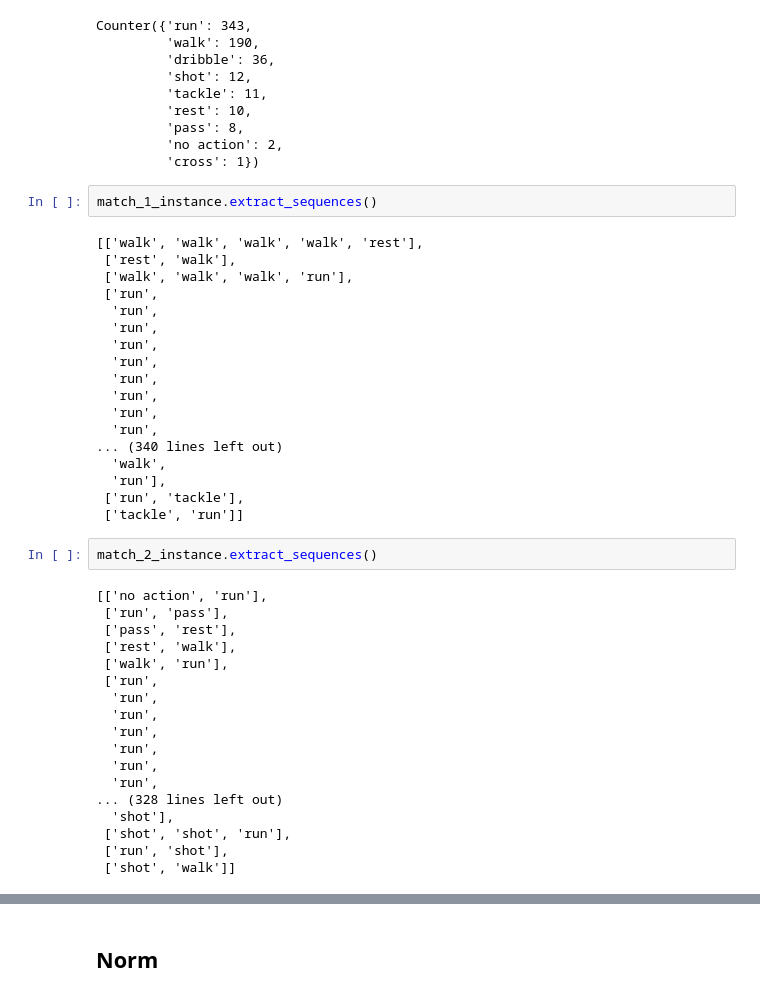
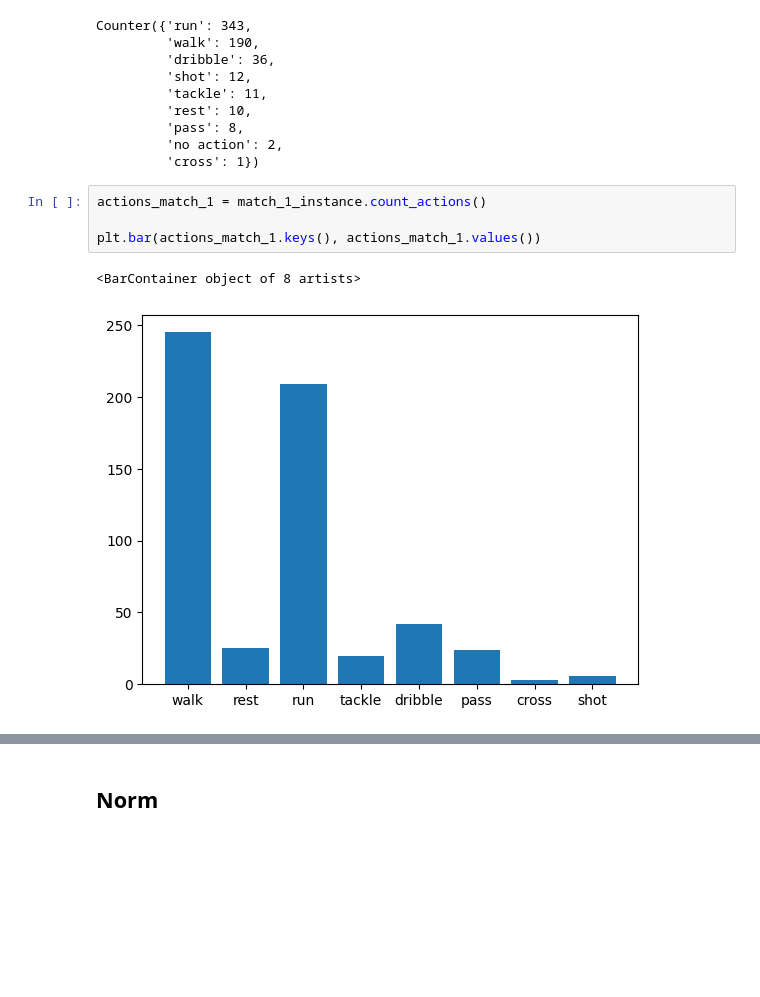
Before and after one commit to amiramsadek12/Footbar, a Jupyter notebook: src/EDA.ipynb, the cells around one changed output, grey strips where cells are left out. Drawn from its saved outputs; the diff is of its cells as text; blank space fills up the shorter version.

```diff
--- a/src/EDA.ipynb
+++ b/src/EDA.ipynb
@@ -41,43 +43,10 @@ Counter({'run': 343,
          'pass': 8,
          'no action': 2,
          'cross': 1})
-# %%
-match_1_instance.extract_sequences()
-# %% [output]
-[['walk', 'walk', 'walk', 'walk', 'rest'],
- ['rest', 'walk'],
- ['walk', 'walk', 'walk', 'run'],
- ['run',
-  'run',
-  'run',
-  'run',
-  'run',
-  'run',
-  'run',
-  'run',
-  'run',
-... (340 lines left out)
-  'walk',
-  'run'],
- ['run', 'tackle'],
- ['tackle', 'run']]
-# %%
-match_2_instance.extract_sequences()
-# %% [output]
-[['no action', 'run'],
- ['run', 'pass'],
- ['pass', 'rest'],
- ['rest', 'walk'],
- ['walk', 'run'],
- ['run',
-  'run',
-  'run',
-  'run',
-  'run',
-  'run',
-  'run',
-... (328 lines left out)
-  'shot'],
- ['shot', 'shot', 'run'],
- ['run', 'shot'],
- ['shot', 'walk']]
+# %%
+actions_match_1 = match_1_instance.count_actions()
+
+plt.bar(actions_match_1.keys(), actions_match_1.values())
+# %% [output]
+<BarContainer object of 8 artists>
+[figure, added]
```
Also changed, not shown: parts of 10 cells of this notebook, 4 other files.
